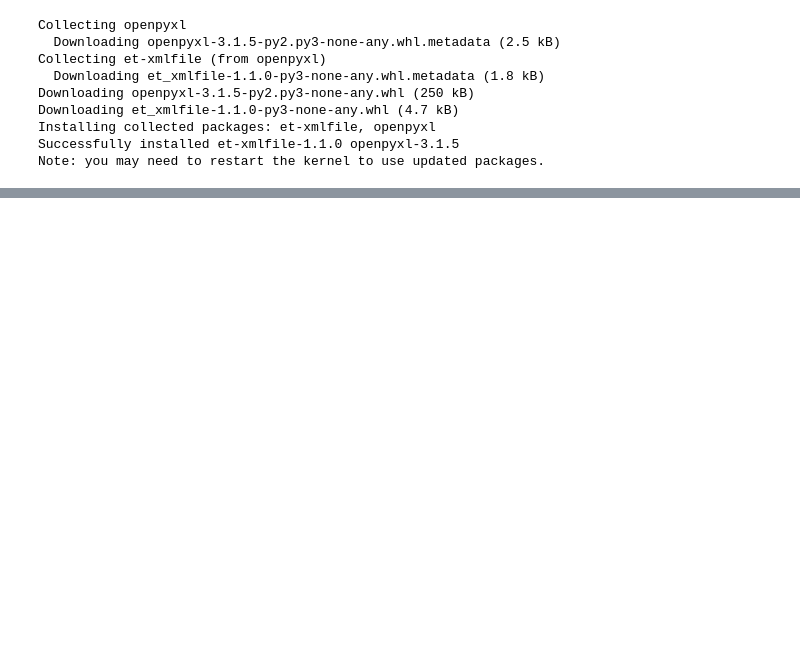
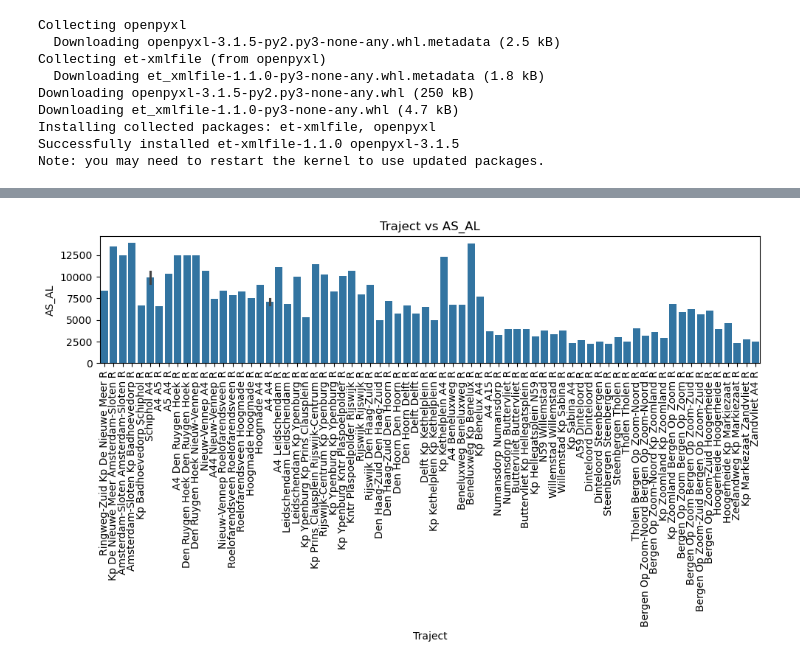
Before and after one commit to Liselotvansteekelenburg/TIL6010-LabAssignments, a Jupyter notebook: Data_Bart.ipynb, the cells around one changed output, grey strips where cells are left out. Cells and saved outputs as stored; diff of their text form; code cells hidden in the pictures; blank space fills up the shorter version.

```diff
--- a/Data_Bart.ipynb
+++ b/Data_Bart.ipynb
@@ -73,0 +96,15 @@ See the caveats in the documentation: https://pandas.pydata.org/pandas-docs/stab
+# %%
+plt.figure(figsize=(10,6))
+
+sns.barplot(x='Traject', y='OS_AL', data=df_road_4_sorted)
+
+plt.xticks(rotation=90)
+
+plt.xlabel('Traject')
+plt.ylabel('AS_AL')
+plt.title('Traject vs AS_AL')
+
+plt.tight_layout()
+plt.show()
+# %% [output]
+[figure, added]
```
Also changed, not shown: parts of 2 cells of this notebook.
